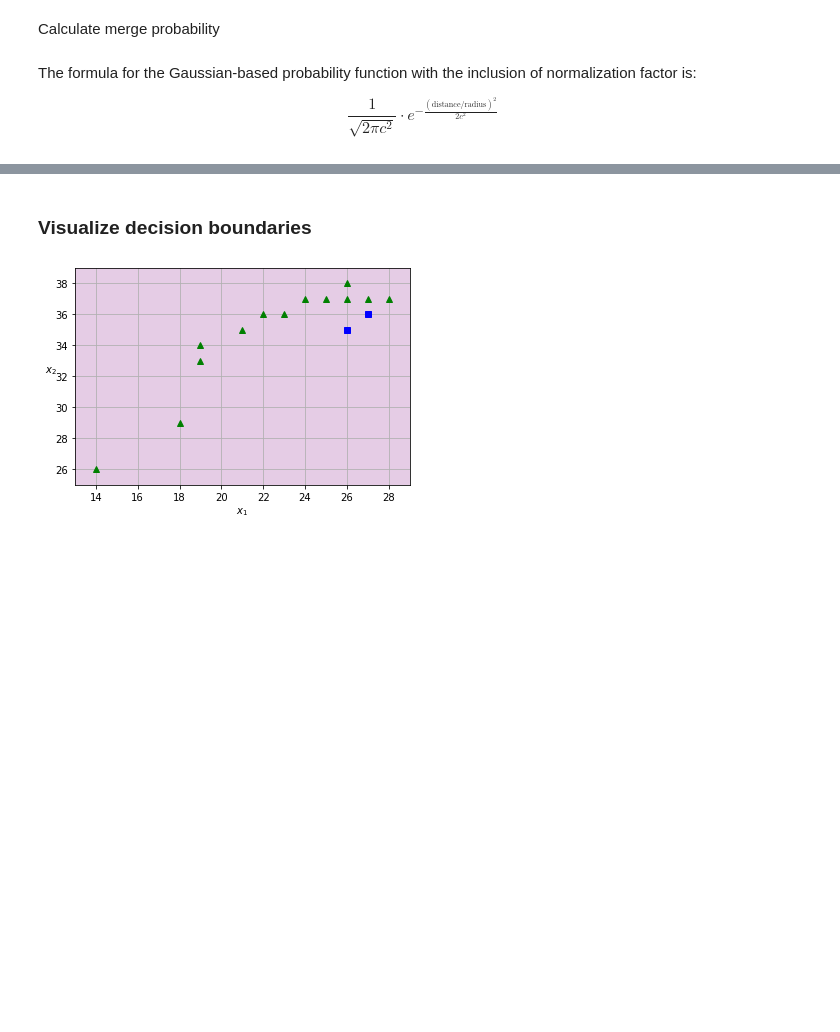
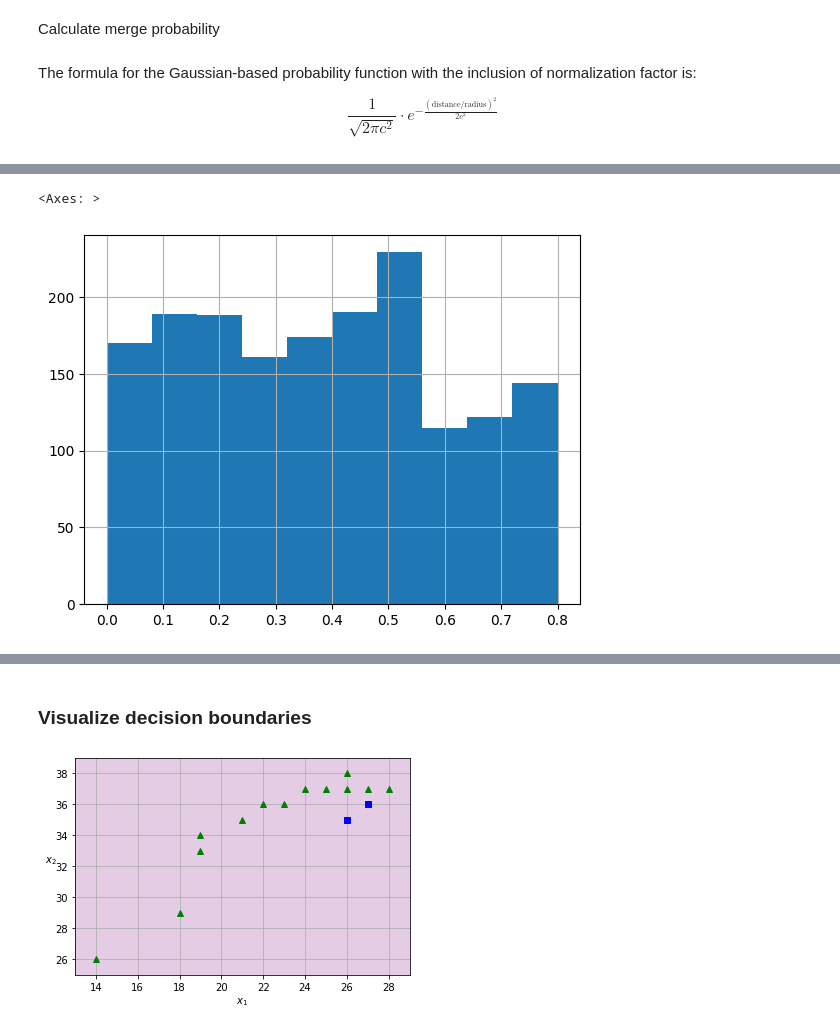
Before and after one commit to c4-lab/blf-attractor-algorithm, a Jupyter notebook: attractor_search.ipynb, the cells around one changed output, grey strips where cells are left out. Saved outputs shown, nothing was run; the diff lists cells and outputs as text; code cells hidden in the pictures; blank space fills up the shorter version.

```diff
--- a/attractor_search.ipynb
+++ b/attractor_search.ipynb
@@ -168,0 +249,5 @@ for index_a, index_b in zip(Merge_table.original_center_index, Merge_table.origi
+# %%
+Merge_table.merge_prob_1.hist()
+# %% [output]
+<Axes: >
+[figure, added]
```
Also changed, not shown: parts of 12 cells of this notebook, 7 other files.
